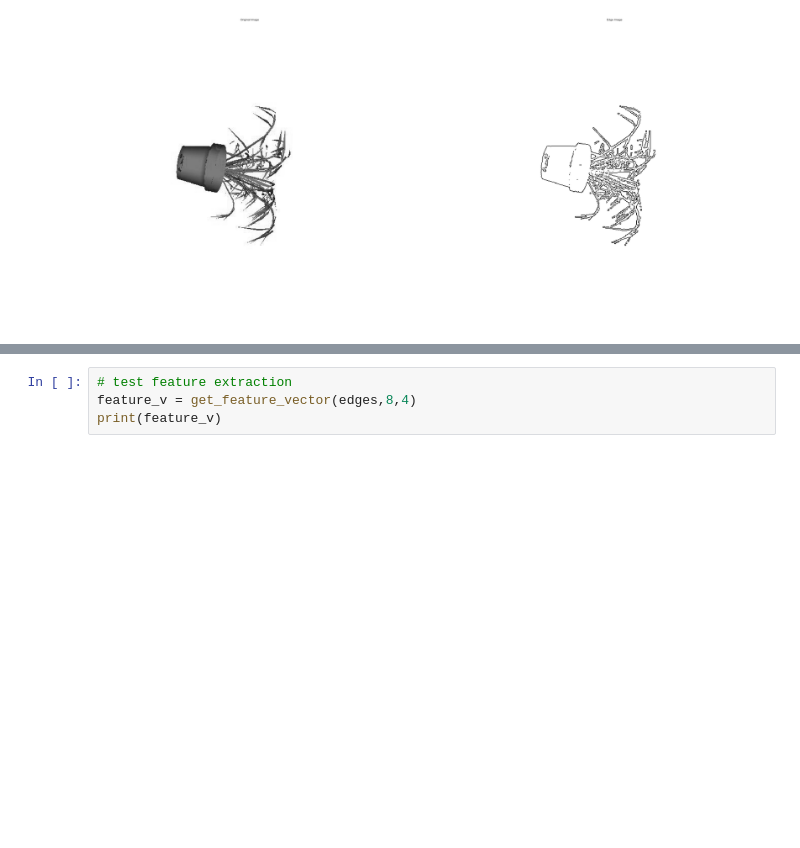
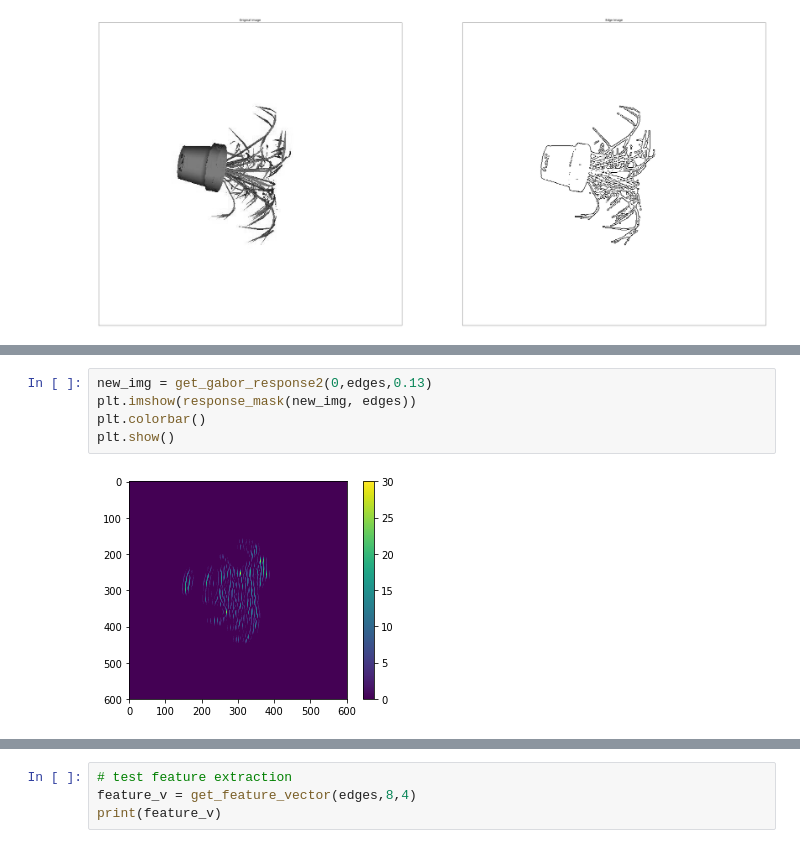
Before and after one commit to MariiaDrozdova/shape-retrieval, a Jupyter notebook: gabor_filter.ipynb, the cells around one changed output, grey strips where cells are left out. Cells and saved outputs as stored; diff of their text form; blank space fills up the shorter version.

```diff
--- a/gabor_filter.ipynb
+++ b/gabor_filter.ipynb
@@ -107,3 +269,10 @@ np.sum(a)
+# %%
+new_img = get_gabor_response2(0,edges,0.13)
+plt.imshow(response_mask(new_img, edges))
+plt.colorbar()
+plt.show()
+# %% [output]
+[figure, added]
 # %%
 g = get_gabor_filter(0)
 plt.imshow(g, interpolation="nearest")
```
Also changed, not shown: parts of 10 cells of this notebook.
